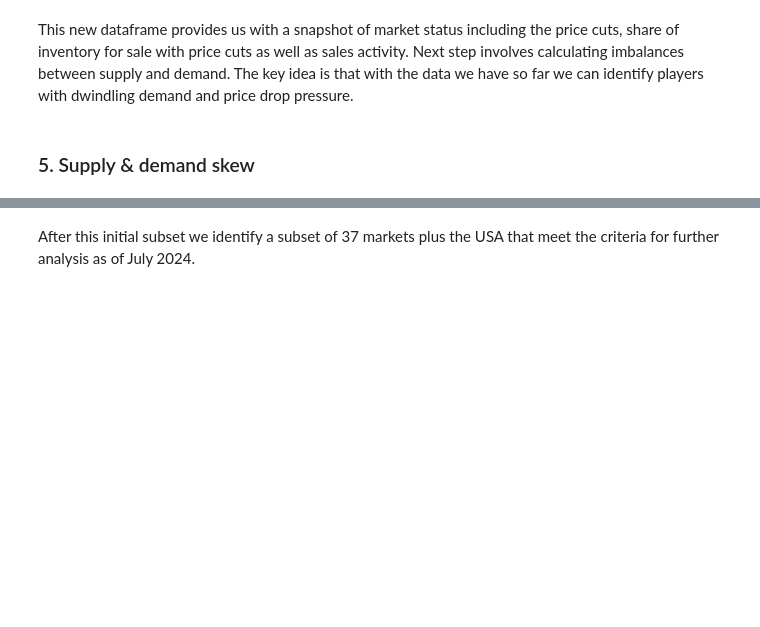
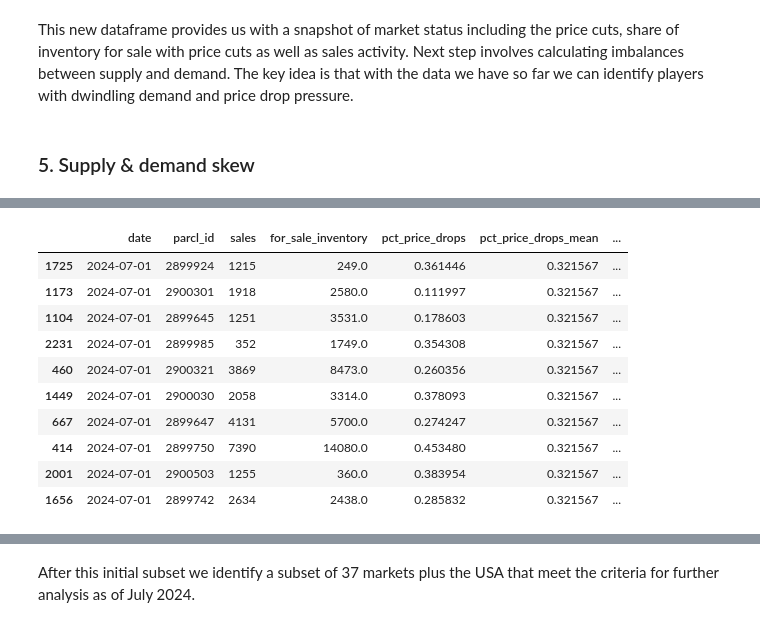
Before and after one commit to ParclLabs/parcllabs-cookbook, a Jupyter notebook: examples/experimental/supply_and_demand/markets_that_could_disrupt.ipynb, the cells around one changed output, grey strips where cells are left out. Saved outputs shown, nothing was run; the diff lists cells and outputs as text; code cells hidden in the pictures; blank space fills up the shorter version.

```diff
--- a/examples/experimental/supply_and_demand/markets_that_could_disrupt.ipynb
+++ b/examples/experimental/supply_and_demand/markets_that_could_disrupt.ipynb
@@ -292,6 +394,18 @@ supply_demand_df_imbalances.head()
 # %%
 # check one metro
-supply_demand_df_imbalances.query('parcl_id == 2900475').tail(5)
+supply_demand_df_imbalances.query('date == "2024-07-01"').head(10)
+# %% [output]
+|  | date | parcl_id | sales | for_sale_inventory | pct_price_drops | pct_price_drops_mean | ... |
+| 1725 | 2024-07-01 | 2899924 | 1215 | 249.0 | 0.361446 | 0.321567 | ... |
+| 1173 | 2024-07-01 | 2900301 | 1918 | 2580.0 | 0.111997 | 0.321567 | ... |
+| 1104 | 2024-07-01 | 2899645 | 1251 | 3531.0 | 0.178603 | 0.321567 | ... |
+| 2231 | 2024-07-01 | 2899985 | 352 | 1749.0 | 0.354308 | 0.321567 | ... |
+| 460 | 2024-07-01 | 2900321 | 3869 | 8473.0 | 0.260356 | 0.321567 | ... |
+| 1449 | 2024-07-01 | 2900030 | 2058 | 3314.0 | 0.378093 | 0.321567 | ... |
+| 667 | 2024-07-01 | 2899647 | 4131 | 5700.0 | 0.274247 | 0.321567 | ... |
+| 414 | 2024-07-01 | 2899750 | 7390 | 14080.0 | 0.453480 | 0.321567 | ... |
+| 2001 | 2024-07-01 | 2900503 | 1255 | 360.0 | 0.383954 | 0.321567 | ... |
+| 1656 | 2024-07-01 | 2899742 | 2634 | 2438.0 | 0.285832 | 0.321567 | ... |
 # %%
 # Clean up the 'markets' DataFrame by extracting the state and cleaning the market names
 markets = (
```
Also changed, not shown: parts of 37 cells of this notebook, 6 other files.
